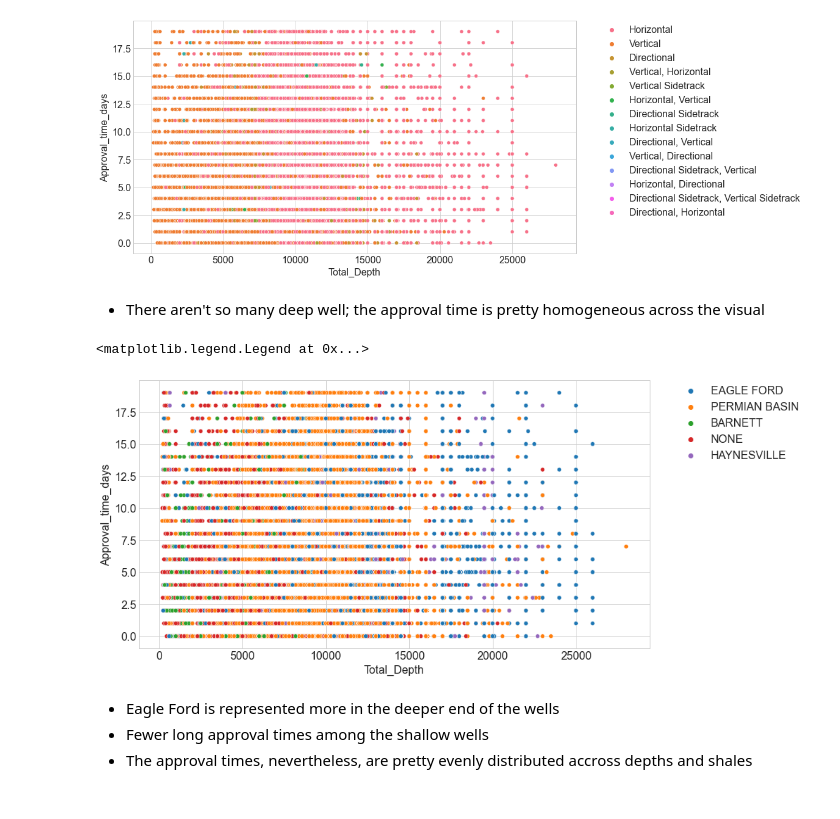
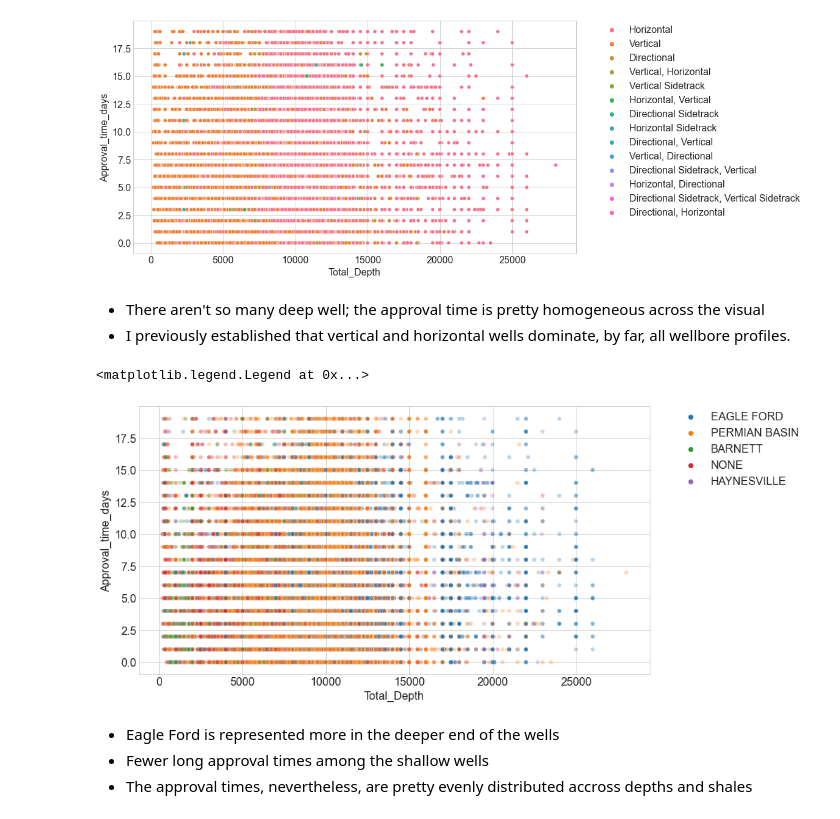
Before and after one commit to brianclements03/Individual_Project, a Jupyter notebook: EXPLORE.ipynb, the cells around one changed output. Drawn from its saved outputs; the diff is of its cells as text; code cells hidden in the pictures.

```diff
--- a/EXPLORE.ipynb
+++ b/EXPLORE.ipynb
@@ -990,13 +930,15 @@ plt.legend(bbox_to_anchor=(1.05, 1), loc='upper left', borderaxespad=0)
 [figure]
 # %% [markdown]
 - There aren't so many deep well; the approval time is pretty homogeneous across the visual
+- I previously established that vertical and horizontal wells dominate, by far, all wellbore profiles.
 # %%
-sns.scatterplot(data=train,x='Total_Depth',y='Approval_time_days',hue='SHALE')
+# a similar seaborn plot to the one above, hued on shale formation
+sns.scatterplot(data=train,x='Total_Depth',y='Approval_time_days',hue='SHALE', alpha = .3)
 
 plt.legend(bbox_to_anchor=(1.05, 1), loc='upper left', borderaxespad=0)
 # %% [output]
 <matplotlib.legend.Legend at 0x...>
-[figure, old version]
+[figure, new version]
 # %% [markdown]
 - Eagle Ford is represented more in the deeper end of the wells
 - Fewer long approval times among the shallow wells
```
Also changed, not shown: parts of 126 cells of this notebook, 2 other files.
